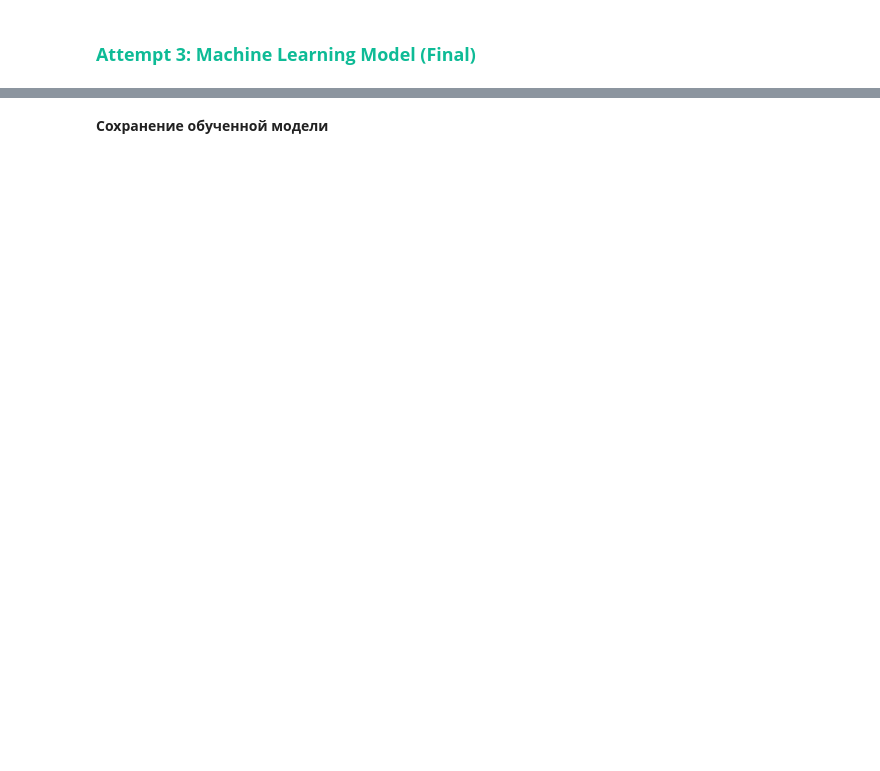
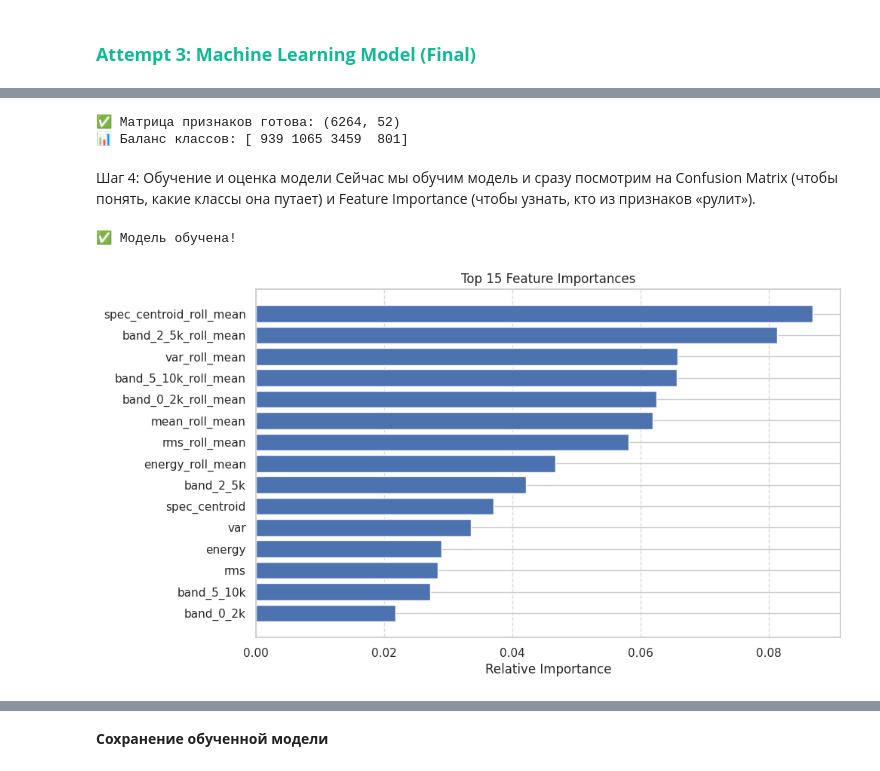
Before and after one commit to czeberyak/industrial-health-index-pdm, a Jupyter notebook: notebooks/industrial-health-index-pdm.ipynb, the cells around one changed output, grey strips where cells are left out. Drawn from its saved outputs; the diff is of its cells as text; code cells hidden in the pictures; blank space fills up the shorter version.

```diff
--- a/notebooks/industrial-health-index-pdm.ipynb
+++ b/notebooks/industrial-health-index-pdm.ipynb
@@ -1097,0 +1147,64 @@ plt.show()
+# %%
+# План объединения:
+# Train: Set 1 (B3, B4), Set 2 (B1, B4)
+# Validation (Test): Set 1 (B6) - проверим тот самый инсайт 21.9 ч!
+
+train_bearings = [
+    ('set1', 'b3', 341.3), # (сет, id, fpt_time из PCA отчета)
+    ('set1', 'b4', 341.3),
+    ('set2', 'b1', 117.2),
+    ('set2', 'b4', 152.7)
+]
+
+X_train_list = []
+y_train_list = []
+
+for dataset_name, b_id, fpt in train_bearings:
+    # 1. Получаем фичи (предположим, stats_df уже посчитан ранее)
+    stats_df = get_stats_for_bearing(dataset_name, b_id)
+    X_b = get_advanced_features(stats_df, b_id)
+
+    # 2. Получаем таргет
+    y_b = assign_labels_by_percent(X_b, fpt)
+
+    X_train_list.append(X_b.drop(columns=['op_hours']))
+    y_train_list.append(y_b)
+
+X_train = pd.concat(X_train_list)
+y_train = np.concatenate(y_train_list)
+
+print(f"✅ Матрица признаков готова: {X_train.shape}")
+print(f"📊 Баланс классов: {np.bincount(y_train)}")
+# %% [output]
+✅ Матрица признаков готова: (6264, 52)
+📊 Баланс классов: [ 939 1065 3459  801]
+# %% [markdown]
+Шаг 4: Обучение и оценка модели
+Сейчас мы обучим модель и сразу посмотрим на Confusion Matrix (чтобы понять, какие классы она путает) и Feature Importance (чтобы узнать, кто из признаков «рулит»).
+# %%
+from sklearn.ensemble import RandomForestClassifier
+from sklearn.metrics import classification_report, confusion_matrix, ConfusionMatrixDisplay
+import matplotlib.pyplot as plt
+
+# 1. Инициализация и обучение
+# Используем class_weight='balanced', чтобы модель была внимательнее к редким классам
+rf_model = RandomForestClassifier(n_estimators=100, max_depth=15, random_state=42, class_weight='balanced')
+rf_model.fit(X_train, y_train)
+
+print("✅ Модель обучена!")
+
+# 2. Оценка важности признаков
+importances = rf_model.feature_importances_
+feature_names = X_train.columns
+indices = np.argsort(importances)[-15:]  # Топ-15 признаков
+
+plt.figure(figsize=(10, 6))
+plt.title('Top 15 Feature Importances')
+plt.barh(range(len(indices)), importances[indices], align='center')
+plt.yticks(range(len(indices)), [feature_names[i] for i in indices])
+plt.xlabel('Relative Importance')
+plt.grid(axis='x', linestyle='--', alpha=0.7)
+plt.show()
+# %% [output]
+✅ Модель обучена!
+[figure, added]
```
Also changed, not shown: parts of 36 cells of this notebook.
